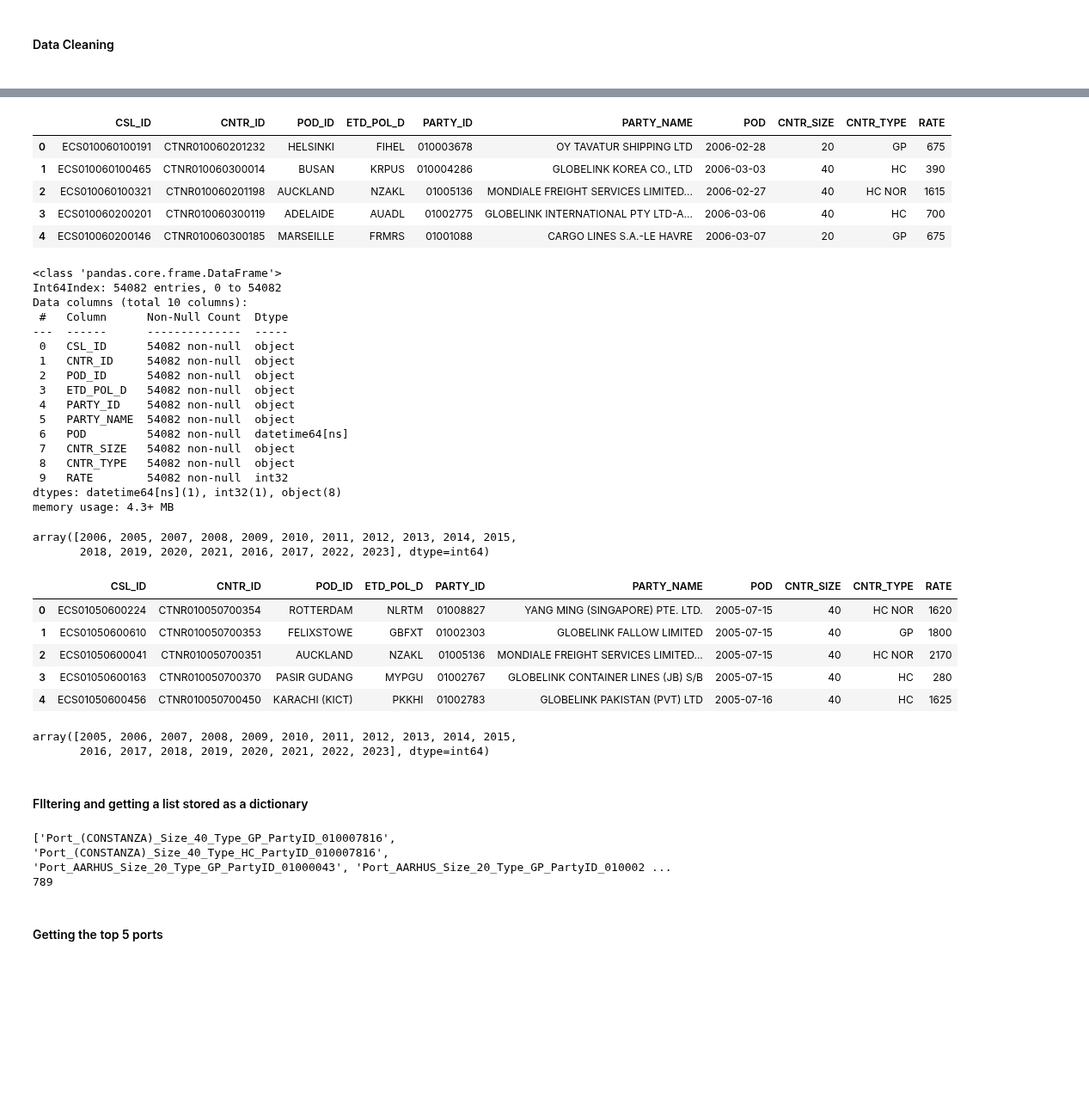
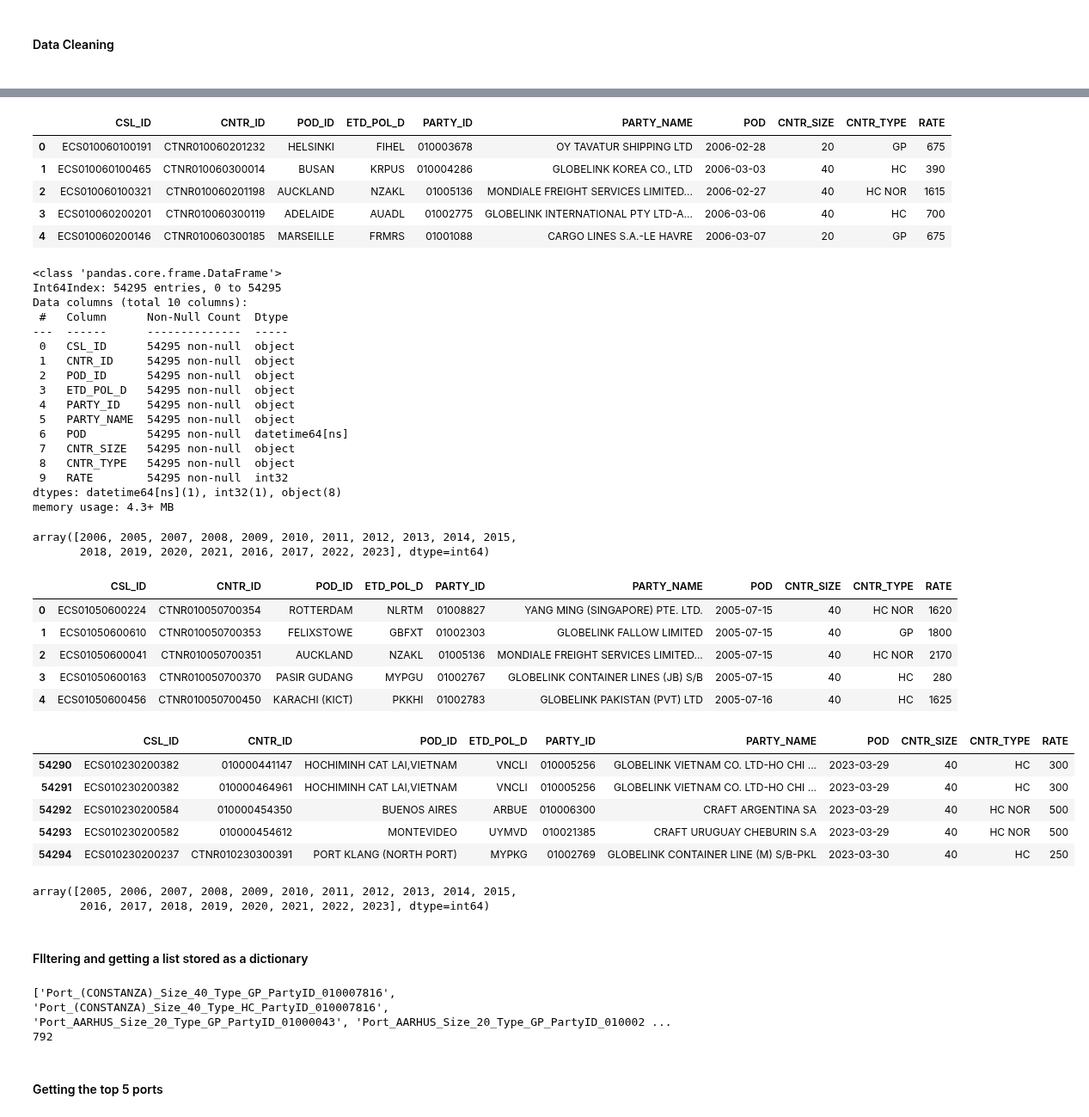
Before and after one commit to aloysiuswjw/Cost-Rate-Analysis, a Jupyter notebook: LA.ipynb, the cells around one changed output, grey strips where cells are left out. Shown at 86% size. Drawn from its saved outputs; the diff is of its cells as text; code cells hidden in the pictures; blank space fills up the shorter version.

```diff
--- a/LA.ipynb
+++ b/LA.ipynb
@@ -22,7 +22,7 @@ InteractiveShell.ast_node_interactivity = "all"
 sns.set()
 pd.options.display.max_rows = 100
 
-df = pd.read_csv('.\Datasets\CR_COST_FC.csv', converters={'PARTY_ID': str, 'COM_ID': str, 'CNTR_SIZE': str})
+df = pd.read_csv('.\Datasets\CR_COST_FC_new.csv', converters={'PARTY_ID': str, 'COM_ID': str, 'CNTR_SIZE': str})
 df['POD'] = pd.to_datetime(df['POD'])
 df['ENCODED_TYPE'] = df['ENCODED_TYPE'].fillna(-1).astype(int)
 df = df.dropna(subset=['ENCODED_TYPE'])
@@ -107,20 +107,20 @@ df_filtered['POD'].dt.year.unique()
 | 3 | ECS010060200201 | CTNR010060300119 | ADELAIDE | AUADL | 01002775 | GLOBELINK INTERNATIONAL PTY LTD-A... | 2006-03-06 | 40 | HC | 700 |
 | 4 | ECS010060200146 | CTNR010060300185 | MARSEILLE | FRMRS | 01001088 | CARGO LINES S.A.-LE HAVRE | 2006-03-07 | 20 | GP | 675 |
 <class 'pandas.core.frame.DataFrame'>
-Int64Index: 54082 entries, 0 to 54082
+Int64Index: 54295 entries, 0 to 54295
 Data columns (total 10 columns):
  #   Column      Non-Null Count  Dtype
 ---  ------      --------------  -----
- 0   CSL_ID      54082 non-null  object
- 1   CNTR_ID     54082 non-null  object
- 2   POD_ID      54082 non-null  object
- 3   ETD_POL_D   54082 non-null  object
- 4   PARTY_ID    54082 non-null  object
- 5   PARTY_NAME  54082 non-null  object
- 6   POD         54082 non-null  datetime64[ns]
- 7   CNTR_SIZE   54082 non-null  object
- 8   CNTR_TYPE   54082 non-null  object
- 9   RATE        54082 non-null  int32
+ 0   CSL_ID      54295 non-null  object
+ 1   CNTR_ID     54295 non-null  object
+ 2   POD_ID      54295 non-null  object
+ 3   ETD_POL_D   54295 non-null  object
+ 4   PARTY_ID    54295 non-null  object
+ 5   PARTY_NAME  54295 non-null  object
+ 6   POD         54295 non-null  datetime64[ns]
+ 7   CNTR_SIZE   54295 non-null  object
+ 8   CNTR_TYPE   54295 non-null  object
+ 9   RATE        54295 non-null  int32
 dtypes: datetime64[ns](1), int32(1), object(8)
 memory usage: 4.3+ MB
 array([2006, 2005, 2007, 2008, 2009, 2010, 2011, 2012, 2013, 2014, 2015,
@@ -128,15 +128,22 @@ array([2006, 2005, 2007, 2008, 2009, 2010, 2011, 2012, 2013, 2014, 2015,
 # %%
 # Sorting the dates
 df_filtered = df_filtered.sort_values(by='POD').reset_index(drop=True)
 df_filtered.head()
+df_filtered.tail()
 df_filtered['POD'].dt.year.unique()
 # %% [output]
 |  | CSL_ID | CNTR_ID | POD_ID | ETD_POL_D | PARTY_ID | PARTY_NAME | POD | CNTR_SIZE | CNTR_TYPE | RATE |
 | 0 | ECS01050600224 | CTNR010050700354 | ROTTERDAM | NLRTM | 01008827 | YANG MING (SINGAPORE) PTE. LTD. | 2005-07-15 | 40 | HC NOR | 1620 |
 | 1 | ECS01050600610 | CTNR010050700353 | FELIXSTOWE | GBFXT | 01002303 | GLOBELINK FALLOW LIMITED | 2005-07-15 | 40 | GP | 1800 |
 | 2 | ECS01050600041 | CTNR010050700351 | AUCKLAND | NZAKL | 01005136 | MONDIALE FREIGHT SERVICES LIMITED... | 2005-07-15 | 40 | HC NOR | 2170 |
 | 3 | ECS01050600163 | CTNR010050700370 | PASIR GUDANG | MYPGU | 01002767 | GLOBELINK CONTAINER LINES (JB) S/B | 2005-07-15 | 40 | HC | 280 |
 | 4 | ECS01050600456 | CTNR010050700450 | KARACHI (KICT) | PKKHI | 01002783 | GLOBELINK PAKISTAN (PVT) LTD | 2005-07-16 | 40 | HC | 1625 |
+|  | CSL_ID | CNTR_ID | POD_ID | ETD_POL_D | PARTY_ID | PARTY_NAME | POD | CNTR_SIZE | CNTR_TYPE | RATE |
+| 54290 | ECS010230200382 | 010000441147 | HOCHIMINH CAT LAI,VIETNAM | VNCLI | 010005256 | GLOBELINK VIETNAM CO. LTD-HO CHI ... | 2023-03-29 | 40 | HC | 300 |
+| 54291 | ECS010230200382 | 010000464961 | HOCHIMINH CAT LAI,VIETNAM | VNCLI | 010005256 | GLOBELINK VIETNAM CO. LTD-HO CHI ... | 2023-03-29 | 40 | HC | 300 |
+| 54292 | ECS010230200584 | 010000454350 | BUENOS AIRES | ARBUE | 010006300 | CRAFT ARGENTINA SA | 2023-03-29 | 40 | HC NOR | 500 |
+| 54293 | ECS010230200582 | 010000454612 | MONTEVIDEO | UYMVD | 010021385 | CRAFT URUGUAY CHEBURIN S.A | 2023-03-29 | 40 | HC NOR | 500 |
+| 54294 | ECS010230200237 | CTNR010230300391 | PORT KLANG (NORTH PORT) | MYPKG | 01002769 | GLOBELINK CONTAINER LINE (M) S/B-PKL | 2023-03-30 | 40 | HC | 250 |
 array([2005, 2006, 2007, 2008, 2009, 2010, 2011, 2012, 2013, 2014, 2015,
        2016, 2017, 2018, 2019, 2020, 2021, 2022, 2023], dtype=int64)
 # %% [markdown]
@@ -160,7 +167,7 @@ print(list(df_ids))
 print(len(list(df_ids)))
 # %% [output]
 ['Port_(CONSTANZA)_Size_40_Type_GP_PartyID_010007816', 'Port_(CONSTANZA)_Size_40_Type_HC_PartyID_010007816', 'Port_AARHUS_Size_20_Type_GP_PartyID_01000043', 'Port_AARHUS_Size_20_Type_GP_PartyID_010002 ...
-789
+792
 # %% [markdown]
 <h4>Getting the top 5 ports</h4>
 # %%
```
Also changed, not shown: parts of 6 cells of this notebook.
